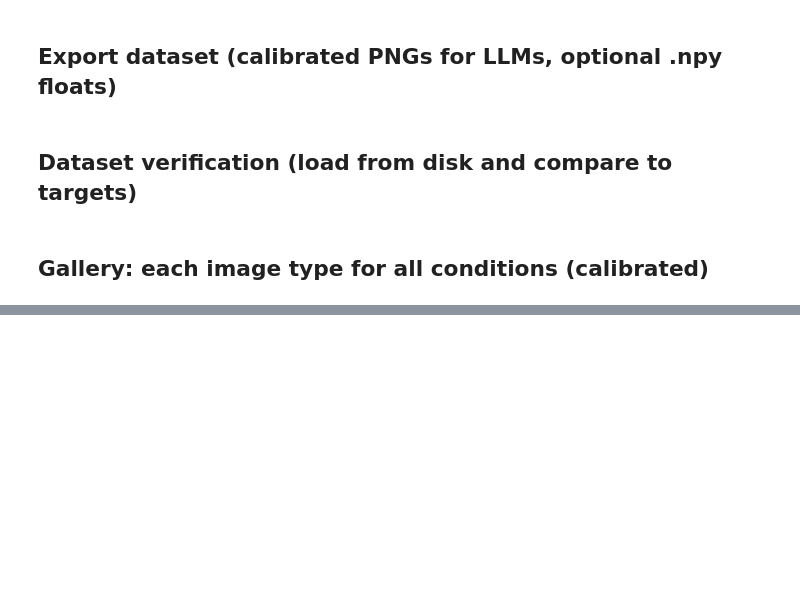
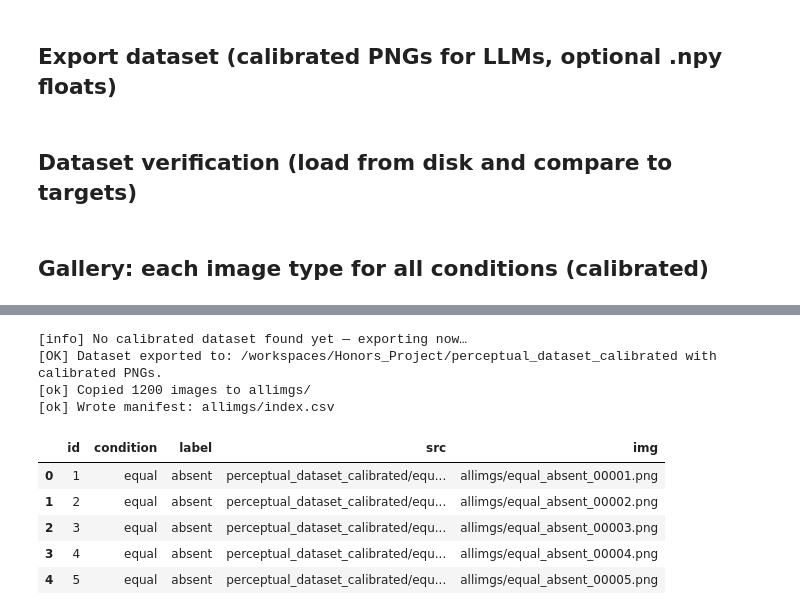
Before and after one commit to AdamRychtecky8/Honors_Project, a Jupyter notebook: Perceptual_Image_Generator_Calibrated.ipynb, the cells around one changed output, grey strips where cells are left out. Drawn from its saved outputs; the diff is of its cells as text; code cells hidden in the pictures; blank space fills up the shorter version.

```diff
--- a/Perceptual_Image_Generator_Calibrated.ipynb
+++ b/Perceptual_Image_Generator_Calibrated.ipynb
@@ -370,0 +398,67 @@ plt.tight_layout(); plt.show()
+# %%
+# --- ONE-CLICK EXPORT & MIRROR TO allimgs/ ---
+
+import shutil
+from pathlib import Path
+import pandas as pd
+from PIL import Image
+import numpy as np
+
+# 1) Ensure the calibrated dataset exists (creates PNGs + metadata if missing)
+DATASET_ROOT = Path("perceptual_dataset_calibrated")
+if not (DATASET_ROOT / "metadata.csv").exists():
+    print("[info] No calibrated dataset found yet — exporting now…")
+    export_dataset()  # <-- uses your calibrated mapping & settings from above
+
+# 2) Verify we actually have combined PNGs (the stimuli to show LLMs)
+pngs = sorted((DATASET_ROOT).glob("*/*/combined/*_combined.png"))
+if not pngs:
+    # If you saved only .npy, rebuild calibrated PNGs from floats
+    print("[warn] No combined PNGs found — rebuilding from .npy …")
+    comb_npys = sorted((DATASET_ROOT).glob("*/*/combined/*_combined.npy"))
+    if not comb_npys:
+        raise FileNotFoundError(f"No combined PNGs or NPYS found under {DATASET_ROOT}/**/combined")
+    # Use your calibrated mapping
+    def to_uint8_visible(lum_float):
+        return np.clip(lum_float * DISPLAY_GAIN, 0, 255).astype(np.uint8)
+    rebuilt = 0
+    for npy_path in comb_npys:
+        arr = np.load(npy_path)
+        png_path = npy_path.with_suffix(".png")
+        png_path.parent.mkdir(parents=True, exist_ok=True)
+        Image.fromarray(to_uint8_visible(arr)).save(png_path)
+        rebuilt += 1
+    print(f"[ok] Rebuilt {rebuilt} combined PNGs.")
+    pngs = sorted((DATASET_ROOT).glob("*/*/combined/*_combined.png"))
+
+# 3) Mirror to a flat allimgs/ folder and write index.csv
+ALLIMGS_DIR = Path("allimgs")
+ALLIMGS_DIR.mkdir(parents=True, exist_ok=True)
+
+rows = []
+for k, p in enumerate(pngs, start=1):
+    # path: ROOT / condition / label / combined / fname.png
+    cond  = p.parts[-4]
+    label = p.parts[-3]
+    new_name = f"{cond}_{label}_{k:05d}.png"
+    dst = ALLIMGS_DIR / new_name
+    shutil.copy2(p, dst)
+    rows.append({"id": k, "condition": cond, "label": label, "src": str(p), "img": str(dst)})
+
+index_df = pd.DataFrame(rows)
+index_df.to_csv(ALLIMGS_DIR / "index.csv", index=False)
+
+print(f"[ok] Copied {len(index_df)} images to {ALLIMGS_DIR}/")
+print(f"[ok] Wrote manifest: {ALLIMGS_DIR/'index.csv'}")
+index_df.head()
+# %% [output]
+[info] No calibrated dataset found yet — exporting now…
+[OK] Dataset exported to: /workspaces/Honors_Project/perceptual_dataset_calibrated with calibrated PNGs.
+[ok] Copied 1200 images to allimgs/
+[ok] Wrote manifest: allimgs/index.csv
+|  | id | condition | label | src | img |
+| 0 | 1 | equal | absent | perceptual_dataset_calibrated/equ... | allimgs/equal_absent_00001.png |
+| 1 | 2 | equal | absent | perceptual_dataset_calibrated/equ... | allimgs/equal_absent_00002.png |
+| 2 | 3 | equal | absent | perceptual_dataset_calibrated/equ... | allimgs/equal_absent_00003.png |
+| 3 | 4 | equal | absent | perceptual_dataset_calibrated/equ... | allimgs/equal_absent_00004.png |
+| 4 | 5 | equal | absent | perceptual_dataset_calibrated/equ... | allimgs/equal_absent_00005.png |
```
Also changed, not shown: parts of 9 cells of this notebook.
